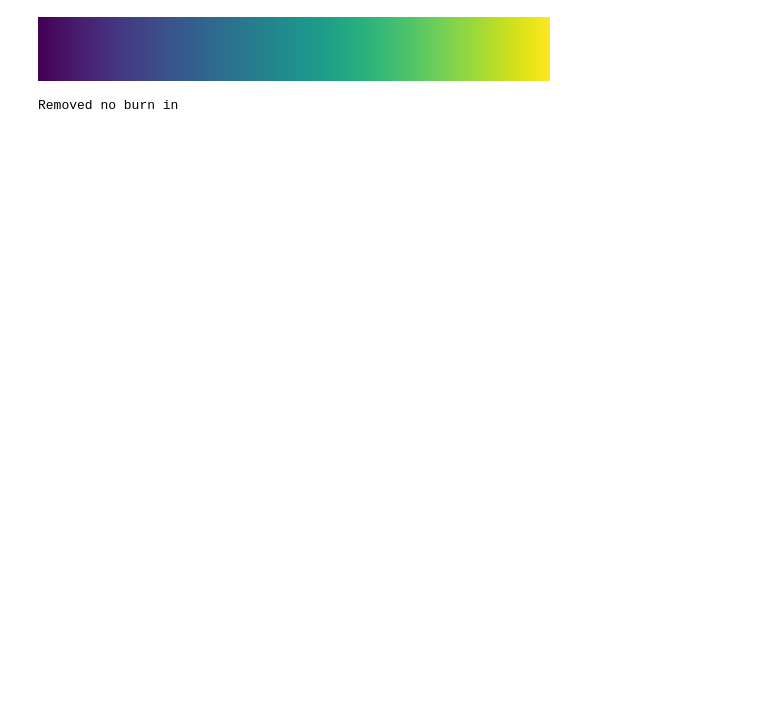
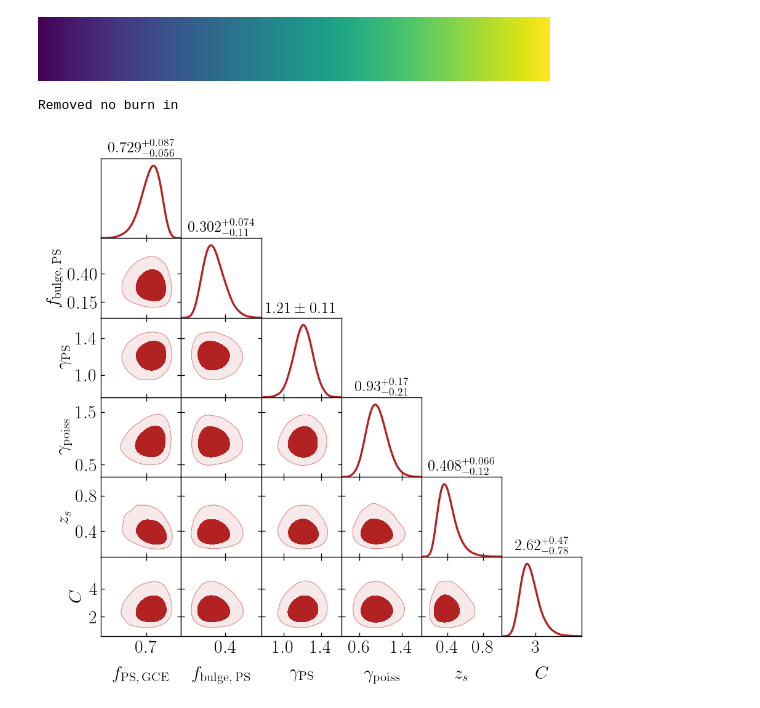
Before and after one commit to smsharma/fermi-prob-prog, a Jupyter notebook: notebooks/xx_plotting.ipynb, the cells around one changed output. Saved outputs shown, nothing was run; the diff lists cells and outputs as text; code cells hidden in the pictures; blank space fills up the shorter version.

Commit message:
plotting

```diff
--- a/notebooks/xx_plotting.ipynb
+++ b/notebooks/xx_plotting.ipynb
@@ -78,25 +100,26 @@ mpl.cm.get_cmap('viridis')
 # %%
 g = plots.get_subplot_plotter(subplot_size=1.4)
 g.settings.axes_fontsize=16
 g.settings.fontsize=16
 g.settings.rc_sizes(axes_fontsize=22, lab_fontsize=22)
 g.settings.alpha_filled_add=0.4
 g.settings.title_limit_fontsize=19
 g.settings.title_limit=1
 g.settings.title_limit_labels=0
 g.settings.solid_contour_palefactor = 0.9
 
 #color = mpl.colors.to_hex(invert_rgba(mpl.cm.get_cmap('viridis')(0.7)), keep_alpha=True)
 color = 'firebrick'
 
-names = [r'\gamma_\mathrm{PS}', r'\gamma_\mathrm{poiss}', r'f_\mathrm{bulge,\,PS}', r'z_s', r'C']
+names = [r'f_\mathrm{PS,\,GCE}', r'f_\mathrm{bulge,\,PS}', r'\gamma_\mathrm{PS}', r'\gamma_\mathrm{poiss}', r'z_s', r'C']
 samples = MCSamples(samples=post_plot.T, names = names, labels = names)
 
 g.triangle_plot([samples],
     line_args=[{'lw':2, 'color':color}],
     filled=True,
     # title_limit=1,
     contour_colors=[color],)
 g.export('np_sviiaf_par8.pdf')
 # %% [output]
 Removed no burn in
+[figure, added]
```
Also changed, not shown: parts of 9 cells of this notebook, 1 other file.
